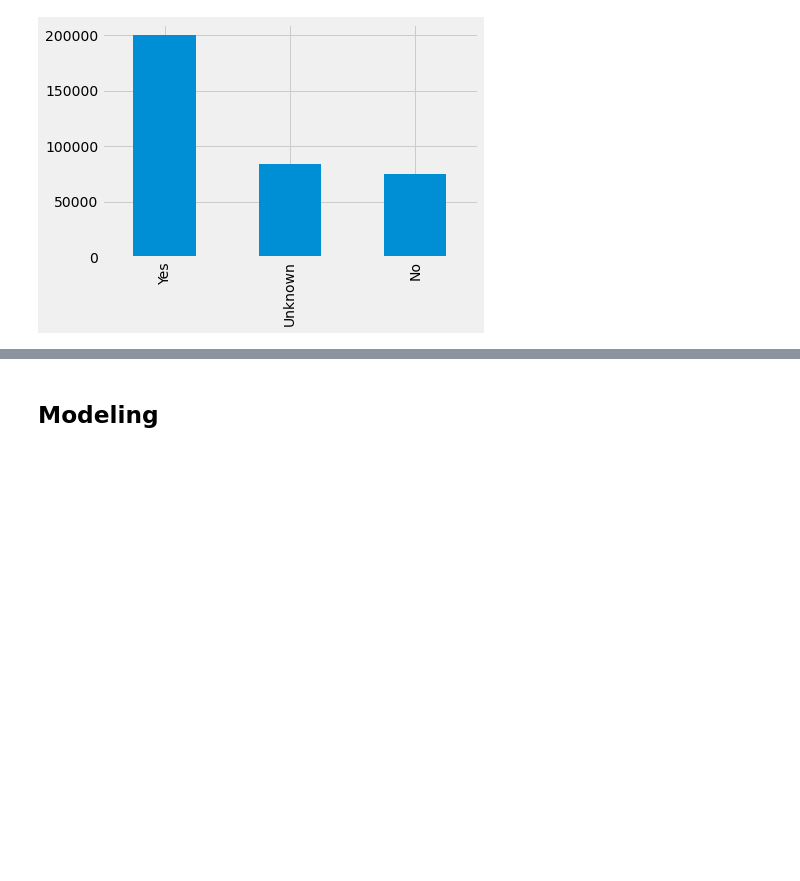
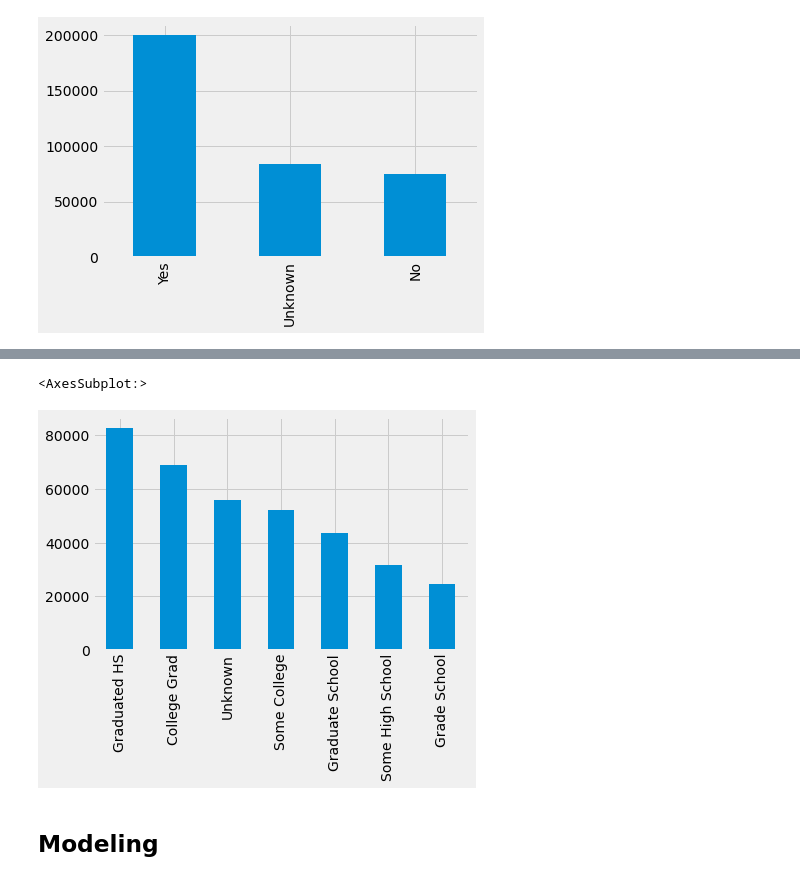
Before and after one commit to Luv2bnanook44/capstone_flatiron, a Jupyter notebook: final_notebook.ipynb, the cells around one changed output, grey strips where cells are left out. Saved outputs shown, nothing was run; the diff lists cells and outputs as text; code cells hidden in the pictures; blank space fills up the shorter version.

```diff
--- a/final_notebook.ipynb
+++ b/final_notebook.ipynb
@@ -116,3 +124,8 @@ data.evr_drink.value_counts().plot.bar()
+# %%
+data.father_educ_lvl.value_counts().plot.bar()
+# %% [output]
+<AxesSubplot:>
+[figure, added]
 # %% [markdown]
 ## Modeling
 # %%
```
Also changed, not shown: parts of 29 cells of this notebook.
